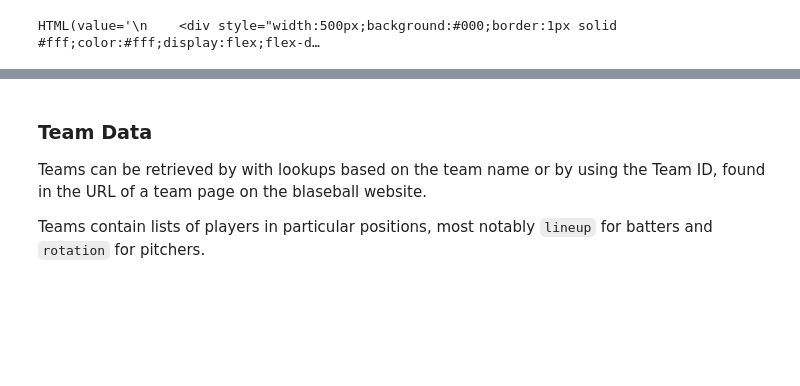
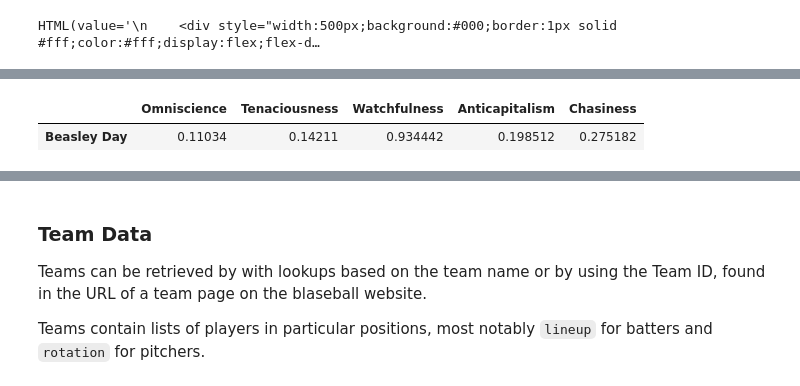
Before and after one commit to robbyblum/blaseball_notebooks, a Jupyter notebook: tutorial.ipynb, the cells around one changed output, grey strips where cells are left out. Saved outputs shown, nothing was run; the diff lists cells and outputs as text; code cells hidden in the pictures; blank space fills up the shorter version.

```diff
--- a/tutorial.ipynb
+++ b/tutorial.ipynb
@@ -67,4 +65,10 @@ get_baserunning_stlats(beasley)
 | Beasley Day | 0.396098 | 0.416221 | 0.961669 | 0.330239 | 0.673205 |
+# %%
+# Why not defense?
+get_defense_stlats(beasley)
+# %% [output]
+|  | Omniscience | Tenaciousness | Watchfulness | Anticapitalism | Chasiness |
+| Beasley Day | 0.11034 | 0.14211 | 0.934442 | 0.198512 | 0.275182 |
 # %%
 # We can also get performance stats from Blaseball Reference!
 # Note: you have to use separate code blocks for each stlat/stat lookup
```
Also changed, not shown: parts of 6 cells of this notebook, 3 other files.
